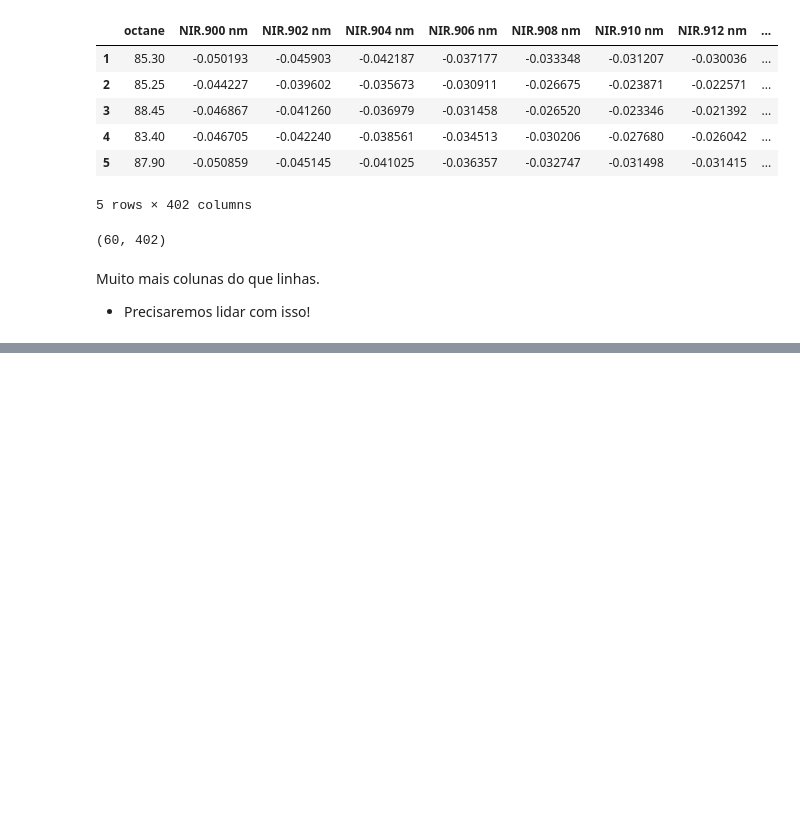
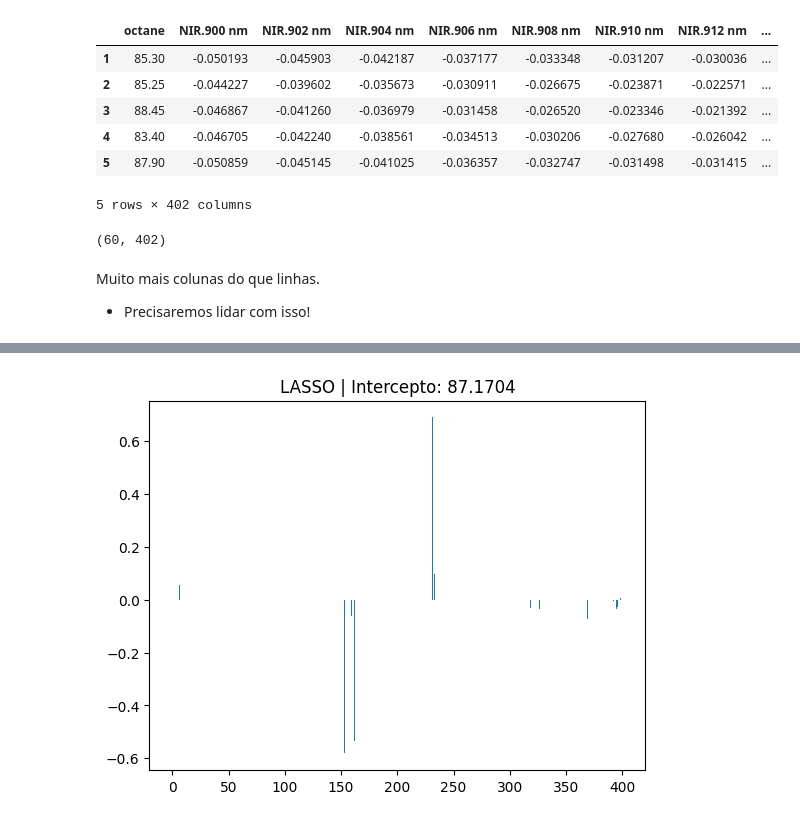
Before and after one commit to smastelini/eng-soft-ml-uel, a Jupyter notebook: aula-4.ipynb, the cells around one changed output, grey strips where cells are left out. Cells and saved outputs as stored; diff of their text form; code cells hidden in the pictures; blank space fills up the shorter version.

```diff
--- a/aula-4.ipynb
+++ b/aula-4.ipynb
@@ -493,0 +351,4 @@ mean_squared_error(y, y_pred_svr, squared=False), r2_score(y, y_pred_svr)
+# %%
+extract_coefs(l1, "LASSO")
+# %% [output]
+[figure, added]
```
Also changed, not shown: parts of 89 cells of this notebook, 4 other files.
